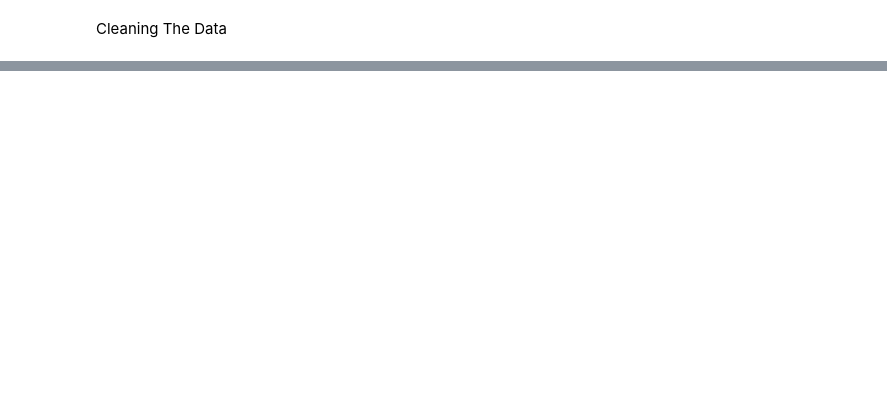
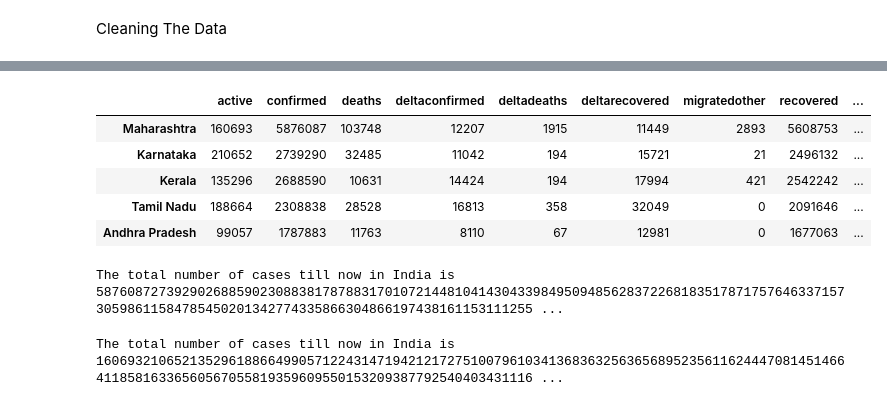
Before and after one commit to Rishiraj-singh7/India-covid-19, a Jupyter notebook: main.ipynb, the cells around one changed output, grey strips where cells are left out. Saved outputs shown, nothing was run; the diff lists cells and outputs as text; code cells hidden in the pictures; blank space fills up the shorter version.

```diff
--- a/main.ipynb
+++ b/main.ipynb
@@ -96,0 +45,9 @@ del df['lastupdatedtime']
+# %%
+df.head()
+# %% [output]
+|  | active | confirmed | deaths | deltaconfirmed | deltadeaths | deltarecovered | migratedother | recovered | ... |
+| Maharashtra | 160693 | 5876087 | 103748 | 12207 | 1915 | 11449 | 2893 | 5608753 | ... |
+| Karnataka | 210652 | 2739290 | 32485 | 11042 | 194 | 15721 | 21 | 2496132 | ... |
+| Kerala | 135296 | 2688590 | 10631 | 14424 | 194 | 17994 | 421 | 2542242 | ... |
+| Tamil Nadu | 188664 | 2308838 | 28528 | 16813 | 358 | 32049 | 0 | 2091646 | ... |
+| Andhra Pradesh | 99057 | 1787883 | 11763 | 8110 | 67 | 12981 | 0 | 1677063 | ... |
@@ -96,0 +59,10 @@ del df['lastupdatedtime']
+# %%
+total_confirmed_overall=df['confirmed'].sum()
+print('The total number of cases till now in India is ',total_confirmed_overall)
+# %% [output]
+The total number of cases till now in India is  58760872739290268859023088381787883170107214481041430433984950948562837226818351787175764633715730598611584785450201342774335866304866197438161153111255 ...
+# %%
+total_active_overall=df['active'].sum()
+print('The total number of cases till now in India is ',total_active_overall)
+# %% [output]
+The total number of cases till now in India is  16069321065213529618866499057122431471942121727510079610341368363256365689523561162444708145146641185816336560567055819359609550153209387792540403431116 ...
```
Also changed, not shown: parts of 16 cells of this notebook.
